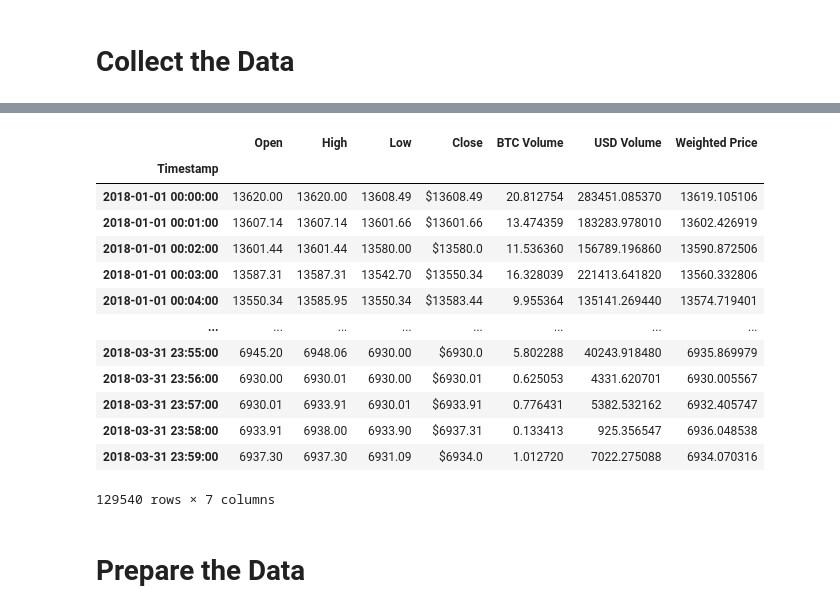
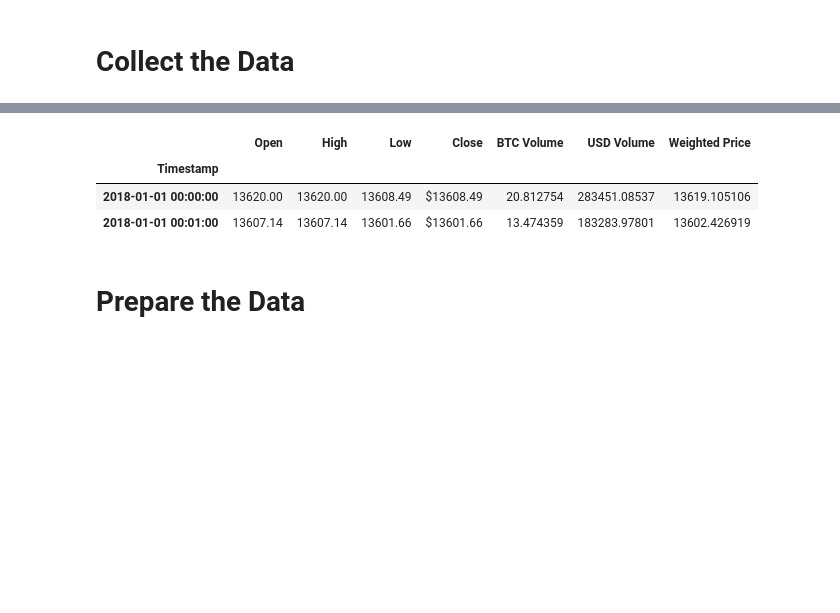
Before and after one commit to PlainOlFred/crypto_arbitrage_ops, a Jupyter notebook: crypto_arbitrage.ipynb, the cells around one changed output, grey strips where cells are left out. Saved outputs shown, nothing was run; the diff lists cells and outputs as text; code cells hidden in the pictures; blank space fills up the shorter version.

```diff
--- a/crypto_arbitrage.ipynb
+++ b/crypto_arbitrage.ipynb
@@ -47,29 +37,19 @@ bitstamp_df
 # %%
 # Read "coinbase.csv"
-# Set the index to the column "Date"
+# Set the index to the column "Timestamp"
 coinbase_df = pd.read_csv(
     Path('./Resources/coinbase.csv'),
     index_col='Timestamp',
     parse_dates=True,
     infer_datetime_format=True
 )
 
-coinbase_df
+coinbase_df.head(2)
 # %% [output]
 |  | Open | High | Low | Close | BTC Volume | USD Volume | Weighted Price |
 | Timestamp |  |  |  |  |  |  |  |
-| 2018-01-01 00:00:00 | 13620.00 | 13620.00 | 13608.49 | $13608.49 | 20.812754 | 283451.085370 | 13619.105106 |
-| 2018-01-01 00:01:00 | 13607.14 | 13607.14 | 13601.66 | $13601.66 | 13.474359 | 183283.978010 | 13602.426919 |
-| 2018-01-01 00:02:00 | 13601.44 | 13601.44 | 13580.00 | $13580.0 | 11.536360 | 156789.196860 | 13590.872506 |
-| 2018-01-01 00:03:00 | 13587.31 | 13587.31 | 13542.70 | $13550.34 | 16.328039 | 221413.641820 | 13560.332806 |
-| 2018-01-01 00:04:00 | 13550.34 | 13585.95 | 13550.34 | $13583.44 | 9.955364 | 135141.269440 | 13574.719401 |
-| ... | ... | ... | ... | ... | ... | ... | ... |
-| 2018-03-31 23:55:00 | 6945.20 | 6948.06 | 6930.00 | $6930.0 | 5.802288 | 40243.918480 | 6935.869979 |
-| 2018-03-31 23:56:00 | 6930.00 | 6930.01 | 6930.00 | $6930.01 | 0.625053 | 4331.620701 | 6930.005567 |
-| 2018-03-31 23:57:00 | 6930.01 | 6933.91 | 6930.01 | $6933.91 | 0.776431 | 5382.532162 | 6932.405747 |
-| 2018-03-31 23:58:00 | 6933.91 | 6938.00 | 6933.90 | $6937.31 | 0.133413 | 925.356547 | 6936.048538 |
-| 2018-03-31 23:59:00 | 6937.30 | 6937.30 | 6931.09 | $6934.0 | 1.012720 | 7022.275088 | 6934.070316 |
+| 2018-01-01 00:00:00 | 13620.00 | 13620.00 | 13608.49 | $13608.49 | 20.812754 | 283451.08537 | 13619.105106 |
+| 2018-01-01 00:01:00 | 13607.14 | 13607.14 | 13601.66 | $13601.66 | 13.474359 | 183283.97801 | 13602.426919 |
-129540 rows × 7 columns
 # %% [markdown]
 # Prepare the Data
 # %%
```
Also changed, not shown: parts of 51 cells of this notebook.
